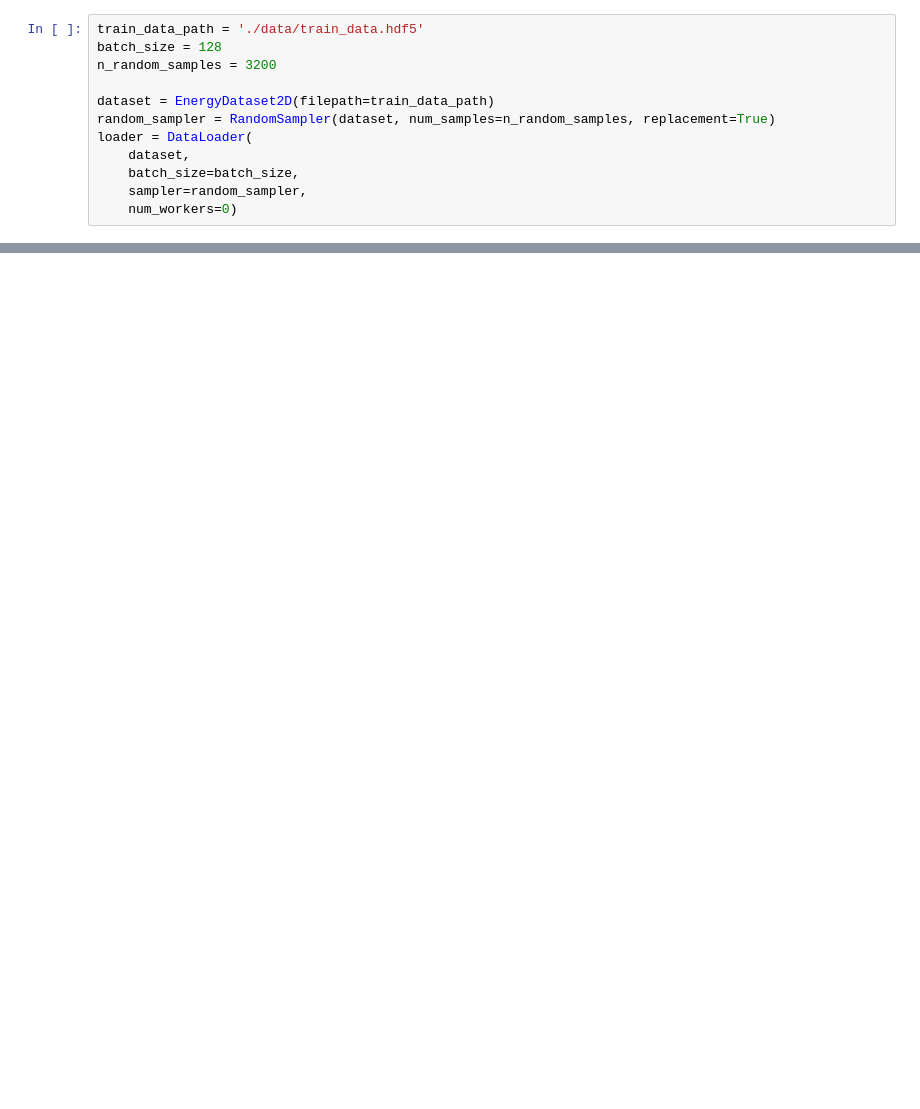
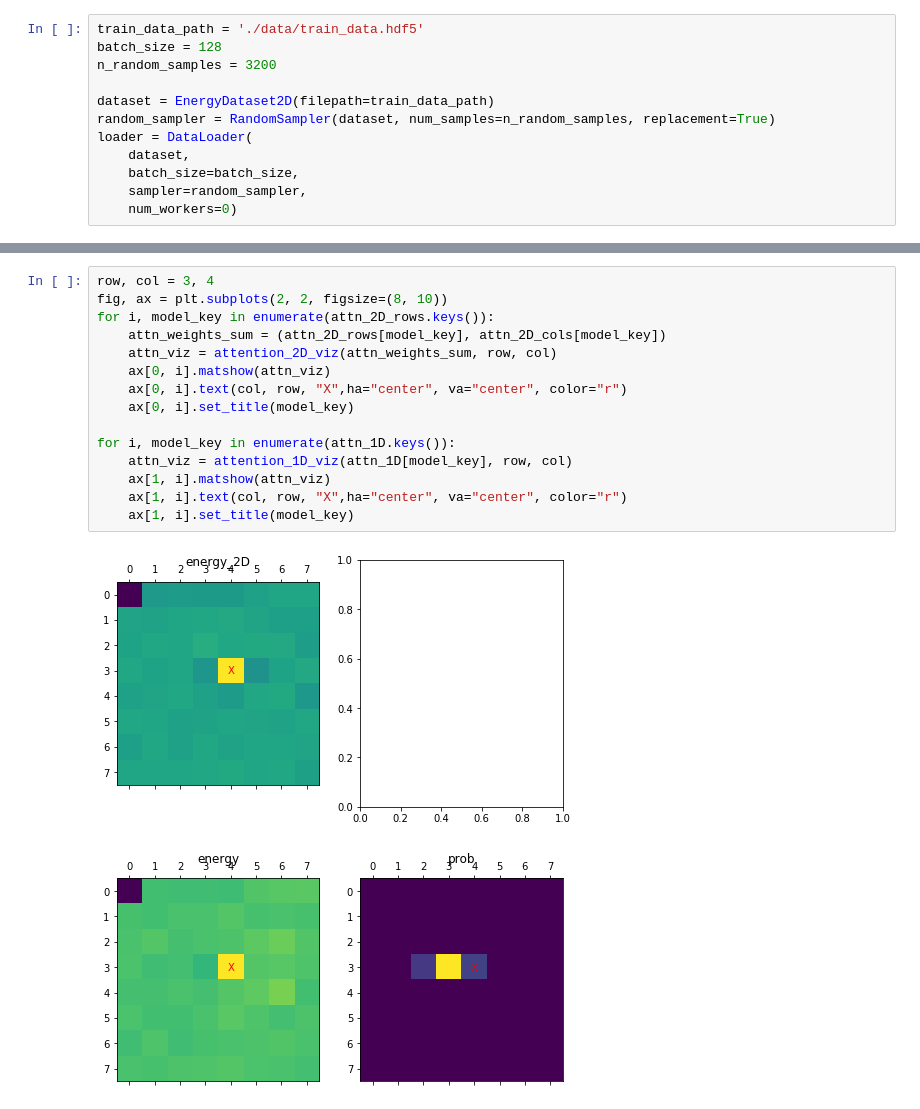
Before and after one commit to CLEANit/watch-and-learn, a Jupyter notebook: Attention Visualization.ipynb, the cells around one changed output, grey strips where cells are left out. Drawn from its saved outputs; the diff is of its cells as text; blank space fills up the shorter version.

```diff
--- a/Attention Visualization.ipynb
+++ b/Attention Visualization.ipynb
@@ -75,0 +85,17 @@ for i, model_key in enumerate(attn_1D.keys()):
+# %%
+row, col = 3, 4
+fig, ax = plt.subplots(2, 2, figsize=(8, 10))
+for i, model_key in enumerate(attn_2D_rows.keys()):
+    attn_weights_sum = (attn_2D_rows[model_key], attn_2D_cols[model_key])
+    attn_viz = attention_2D_viz(attn_weights_sum, row, col)
+    ax[0, i].matshow(attn_viz)
+    ax[0, i].text(col, row, "X",ha="center", va="center", color="r")
+    ax[0, i].set_title(model_key)
+
+for i, model_key in enumerate(attn_1D.keys()):
+    attn_viz = attention_1D_viz(attn_1D[model_key], row, col)
+    ax[1, i].matshow(attn_viz)
+    ax[1, i].text(col, row, "X",ha="center", va="center", color="r")
+    ax[1, i].set_title(model_key)
+# %% [output]
+[figure, added]
```
Also changed, not shown: parts of 4 cells of this notebook.
